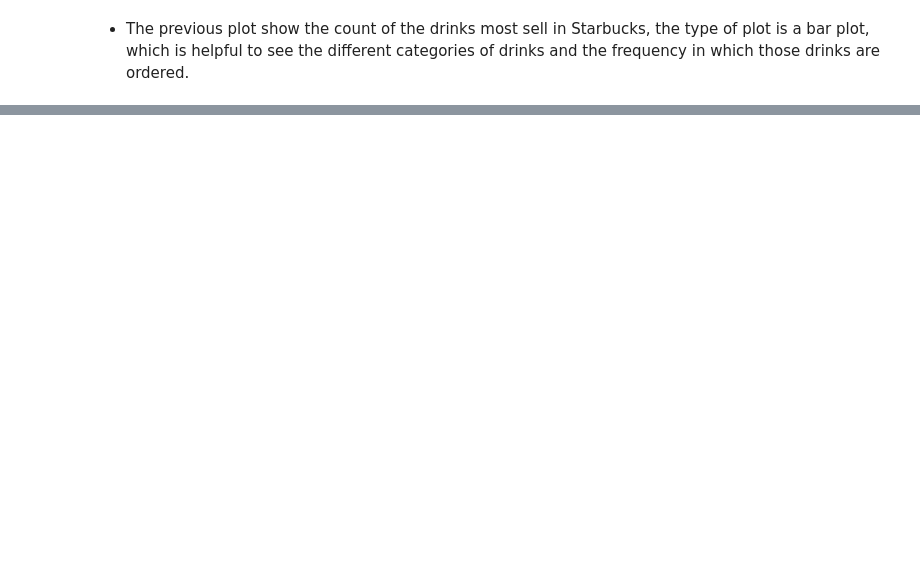
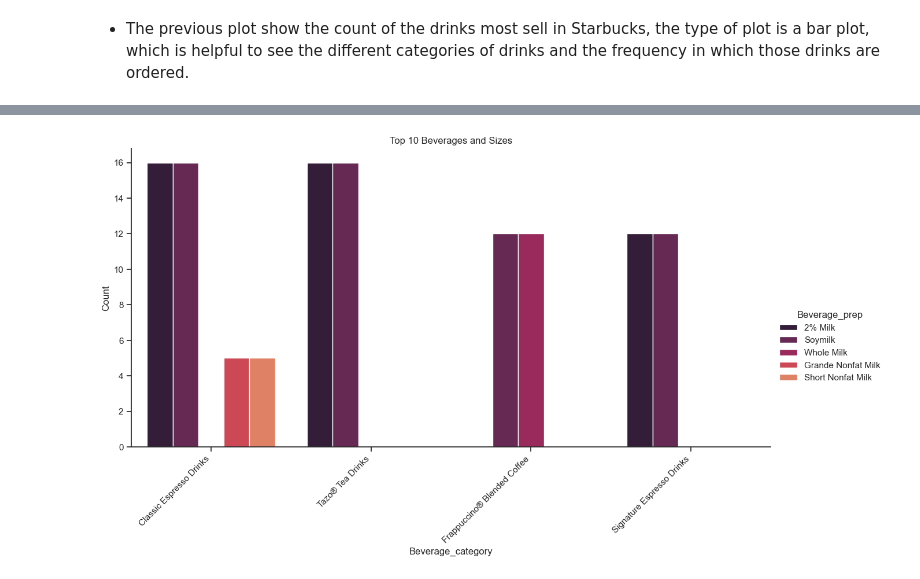
Before and after one commit to AlisonCG1/data_visualization, a Jupyter notebook: Matplotlib/Notebook/Matplotlib.ipynb, the cells around one changed output, grey strips where cells are left out. Drawn from its saved outputs; the diff is of its cells as text; code cells hidden in the pictures; blank space fills up the shorter version.

```diff
--- a/Matplotlib/Notebook/Matplotlib.ipynb
+++ b/Matplotlib/Notebook/Matplotlib.ipynb
@@ -30,0 +67,23 @@ starbucks['Beverage_category'].value_counts().plot(kind = 'bar',
+# %%
+#Comparing the difference between types of coffee and its category.
+
+Type_drink = starbucks.groupby(['Beverage_category', 'Beverage_prep']).size().reset_index(name='Count')
+
+Type_drink = Type_drink.sort_values(by='Count', ascending=False).head(10)
+
+sns.set_theme(style="ticks", palette="rocket")
+
+# Use x="Beverage" and y="Count"
+ax = sns.catplot(data=Type_drink, x="Beverage_category", y="Count", hue="Beverage_prep", kind="bar", height=6, aspect=2)
+# Rotate x-axis labels
+ax.set_xticklabels(rotation=45, ha="right")
+
+# Set plot labels and titles
+plt.xlabel("Beverage_category")
+plt.ylabel("Count")
+plt.title("Top 10 Beverages and Sizes")
+
+# Show the plot
+plt.show()
+# %% [output]
+[figure, added]
```
Also changed, not shown: parts of 9 cells of this notebook, 1 other file.
